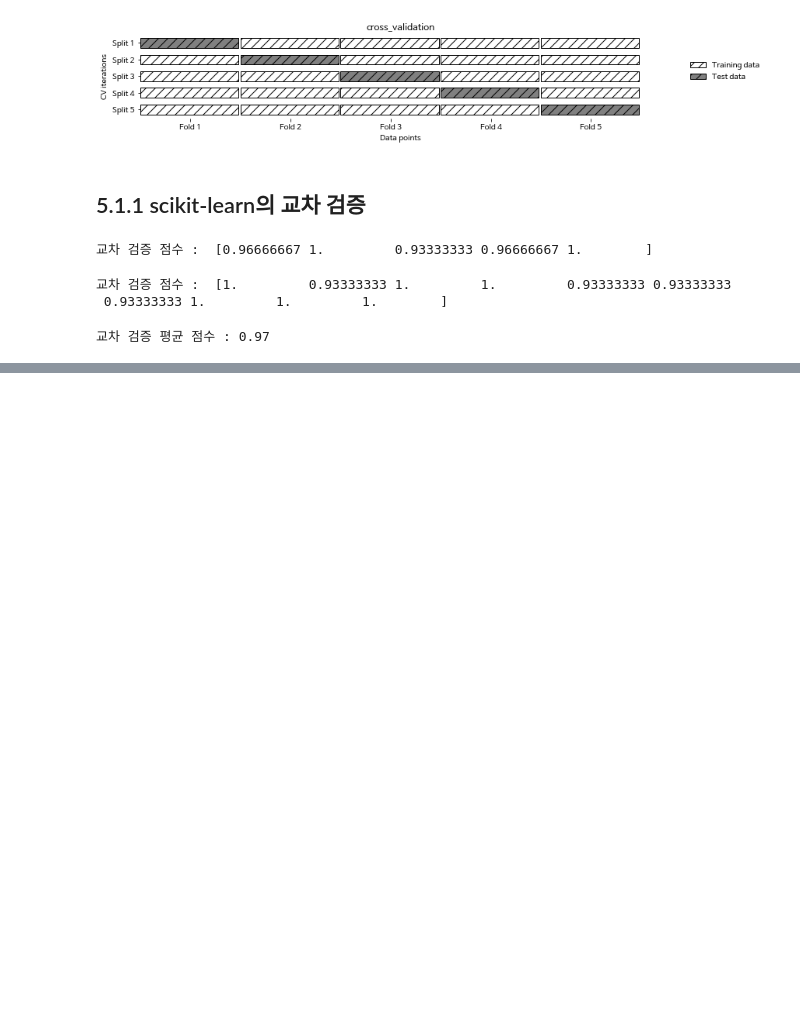
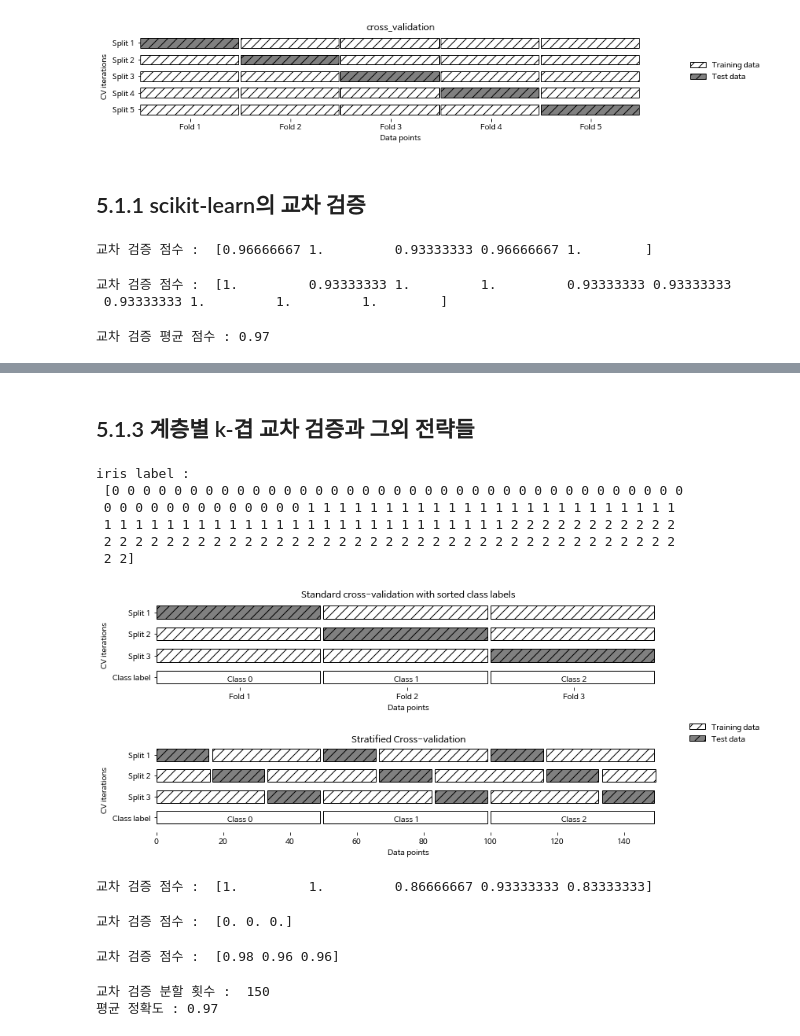
Before and after one commit to 1bin01/Machine-Learning, a Jupyter notebook: Introduction-to-Machine-Learning/Ch5_model_evaluation_and_improvement.ipynb, the cells around one changed output, grey strips where cells are left out. Drawn from its saved outputs; the diff is of its cells as text; code cells hidden in the pictures; blank space fills up the shorter version.

```diff
--- a/Introduction-to-Machine-Learning/Ch5_model_evaluation_and_improvement.ipynb
+++ b/Introduction-to-Machine-Learning/Ch5_model_evaluation_and_improvement.ipynb
@@ -97,0 +98,47 @@ res_df
+# %% [markdown]
+## 5.1.3 계층별 k-겹 교차 검증과 그외 전략들
+# %%
+from sklearn.datasets import load_iris
+iris = load_iris()
+print("iris label :\n", iris.target)
+# %% [output]
+iris label :
+ [0 0 0 0 0 0 0 0 0 0 0 0 0 0 0 0 0 0 0 0 0 0 0 0 0 0 0 0 0 0 0 0 0 0 0 0 0
+ 0 0 0 0 0 0 0 0 0 0 0 0 0 1 1 1 1 1 1 1 1 1 1 1 1 1 1 1 1 1 1 1 1 1 1 1 1
+ 1 1 1 1 1 1 1 1 1 1 1 1 1 1 1 1 1 1 1 1 1 1 1 1 1 1 2 2 2 2 2 2 2 2 2 2 2
+ 2 2 2 2 2 2 2 2 2 2 2 2 2 2 2 2 2 2 2 2 2 2 2 2 2 2 2 2 2 2 2 2 2 2 2 2 2
+ 2 2]
+# %%
+mglearn.plots.plot_stratified_cross_validation()
+# %% [output]
+[figure, added]
+# %%
+# cv 매개변수에 교차 검증 분할기를 전달 -> 데이터 분할을 제어
+# KFold <- 기본 k겹 교차 검증 재현
+
+from sklearn.model_selection import KFold
+kfold = KFold(n_splits = 5)
+print("교차 검증 점수 : ", cross_val_score(logreg, iris.data, iris.target, cv = kfold))
+# %% [output]
+교차 검증 점수 :  [1.         1.         0.86666667 0.93333333 0.83333333]
+# %%
+kfold = KFold(n_splits = 3)
+print("교차 검증 점수 : ", cross_val_score(logreg, iris.data, iris.target, cv = kfold))
+# %% [output]
+교차 검증 점수 :  [0. 0. 0.]
+# %%
+# 데이터를 섞어서 샘플의 순서를 랜덤하게 바꿈 (KFold 의 shuffle = True)
+kfold = KFold(n_splits = 3, shuffle = True, random_state = 0)
+print("교차 검증 점수 : ", cross_val_score(logreg, iris.data, iris.target, cv = kfold))
+# %% [output]
+교차 검증 점수 :  [0.98 0.96 0.96]
+# %%
+# 폴드 하나에 샘플 하나가 있는 k겹 교차 검증
+from sklearn.model_selection import LeaveOneOut
+loo = LeaveOneOut()
+scores = cross_val_score(logreg, iris.data, iris.target, cv = loo)
+print("교차 검증 분할 횟수 : ", len(scores))
+print("평균 정확도 : {:.2f}" .format(scores.mean()))
+# %% [output]
+교차 검증 분할 횟수 :  150
+평균 정확도 : 0.97
```
Also changed, not shown: parts of 10 cells of this notebook.
